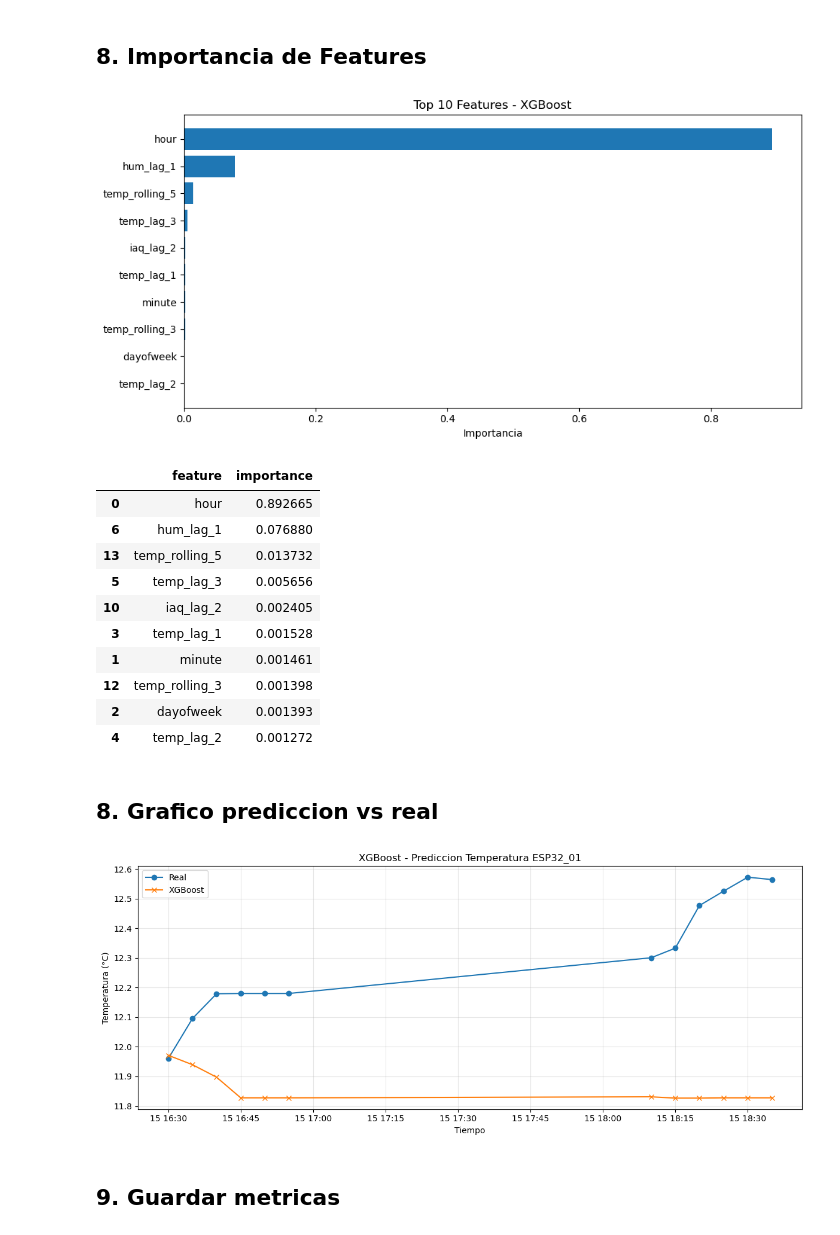
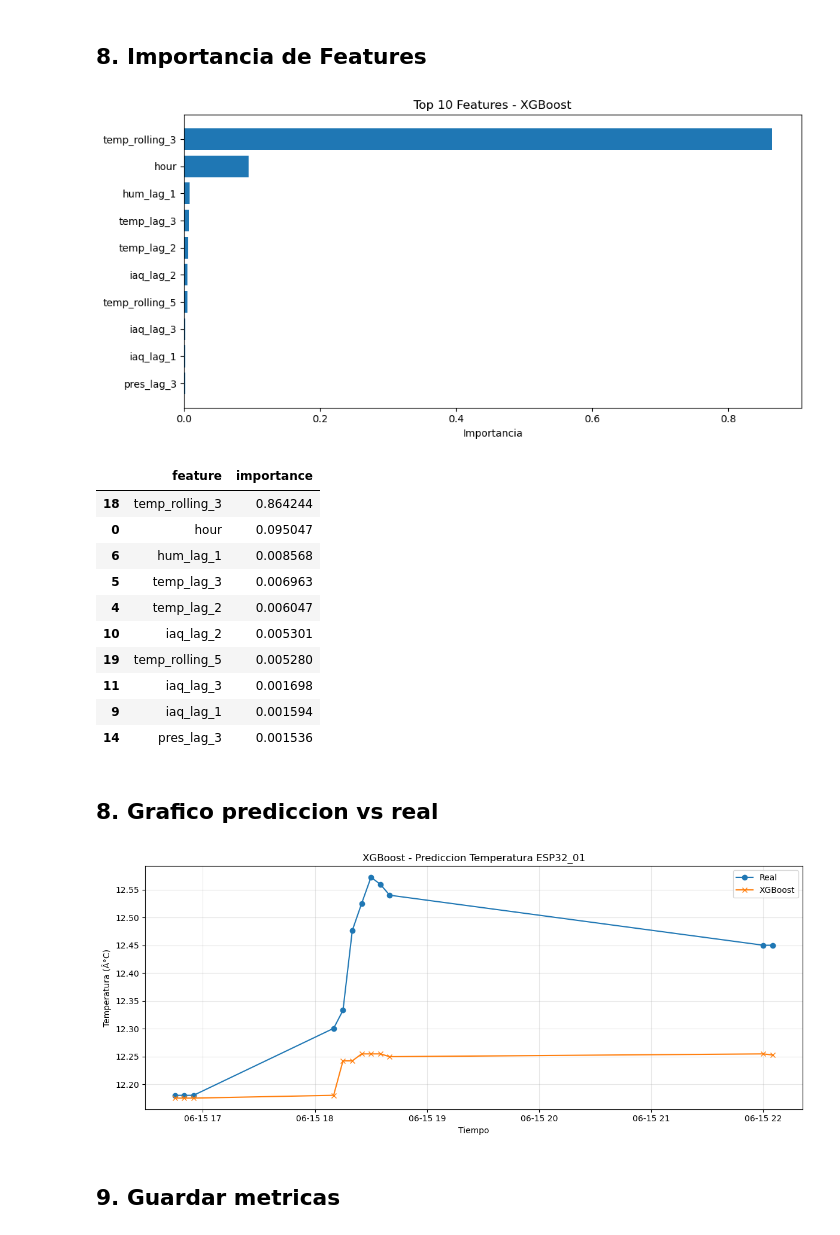
Before and after one commit to LuisAlbertoQ/Bigdata-ProducU2-, a Jupyter notebook: notebooks/06_modelo_xgboost.ipynb, the cells around one changed output. Cells and saved outputs as stored; diff of their text form; code cells hidden in the pictures.

```diff
--- a/notebooks/06_modelo_xgboost.ipynb
+++ b/notebooks/06_modelo_xgboost.ipynb
@@ -53,14 +53,21 @@ for lag in [1, 2, 3]:
     df_xgb[f'temp_lag_{lag}'] = df_xgb['avg_temperatura'].shift(lag)
     df_xgb[f'hum_lag_{lag}'] = df_xgb['avg_humedad'].shift(lag)
     df_xgb[f'iaq_lag_{lag}'] = df_xgb['avg_iaq'].shift(lag)
+    df_xgb[f'pres_lag_{lag}'] = df_xgb['avg_presion'].shift(lag)
+    df_xgb[f'eco2_lag_{lag}'] = df_xgb['avg_eco2'].shift(lag)
 
 df_xgb['temp_rolling_3'] = df_xgb['avg_temperatura'].rolling(3).mean()
 df_xgb['temp_rolling_5'] = df_xgb['avg_temperatura'].rolling(5).mean()
+
+# Target: temperatura 10 minutos en el futuro (2 pasos x 5 min)
+df_xgb['target'] = df_xgb['avg_temperatura'].shift(-2)
 
 features = ['hour', 'minute', 'dayofweek',
             'temp_lag_1', 'temp_lag_2', 'temp_lag_3',
             'hum_lag_1', 'hum_lag_2', 'hum_lag_3',
             'iaq_lag_1', 'iaq_lag_2', 'iaq_lag_3',
+            'pres_lag_1', 'pres_lag_2', 'pres_lag_3',
+            'eco2_lag_1', 'eco2_lag_2', 'eco2_lag_3',
             'temp_rolling_3', 'temp_rolling_5']
 
 df_xgb = df_xgb.dropna()
@@ -186,33 +193,33 @@ plt.show()
 
 feat_imp.head(10)
 # %% [output]
-[figure, old version]
+[figure, new version]
 |  | feature | importance |
-| 0 | hour | 0.892665 |
-| 6 | hum_lag_1 | 0.076880 |
-| 13 | temp_rolling_5 | 0.013732 |
-| 5 | temp_lag_3 | 0.005656 |
-| 10 | iaq_lag_2 | 0.002405 |
-| 3 | temp_lag_1 | 0.001528 |
-| 1 | minute | 0.001461 |
-| 12 | temp_rolling_3 | 0.001398 |
-| 2 | dayofweek | 0.001393 |
-| 4 | temp_lag_2 | 0.001272 |
+| 18 | temp_rolling_3 | 0.864244 |
+| 0 | hour | 0.095047 |
+| 6 | hum_lag_1 | 0.008568 |
+| 5 | temp_lag_3 | 0.006963 |
+| 4 | temp_lag_2 | 0.006047 |
+| 10 | iaq_lag_2 | 0.005301 |
+| 19 | temp_rolling_5 | 0.005280 |
+| 11 | iaq_lag_3 | 0.001698 |
+| 9 | iaq_lag_1 | 0.001594 |
+| 14 | pres_lag_3 | 0.001536 |
 # %% [markdown]
 ## 8. Grafico prediccion vs real
 # %%
 plt.figure(figsize=(12, 5))
 plt.plot(test['ds'], true, label='Real', marker='o')
 plt.plot(test['ds'], preds, label='XGBoost', marker='x')
 plt.title("XGBoost - Prediccion Temperatura ESP32_01")
 plt.xlabel("Tiempo")
-plt.ylabel("Temperatura (°C)")
+plt.ylabel("Temperatura (Â°C)")
 plt.legend()
 plt.grid(True, alpha=0.3)
 plt.tight_layout()
 plt.show()
 # %% [output]
-[figure, old version]
+[figure, new version]
 # %% [markdown]
 ## 9. Guardar metricas
 # %%
```
Also changed, not shown: parts of 6 cells of this notebook, 17 other files.
